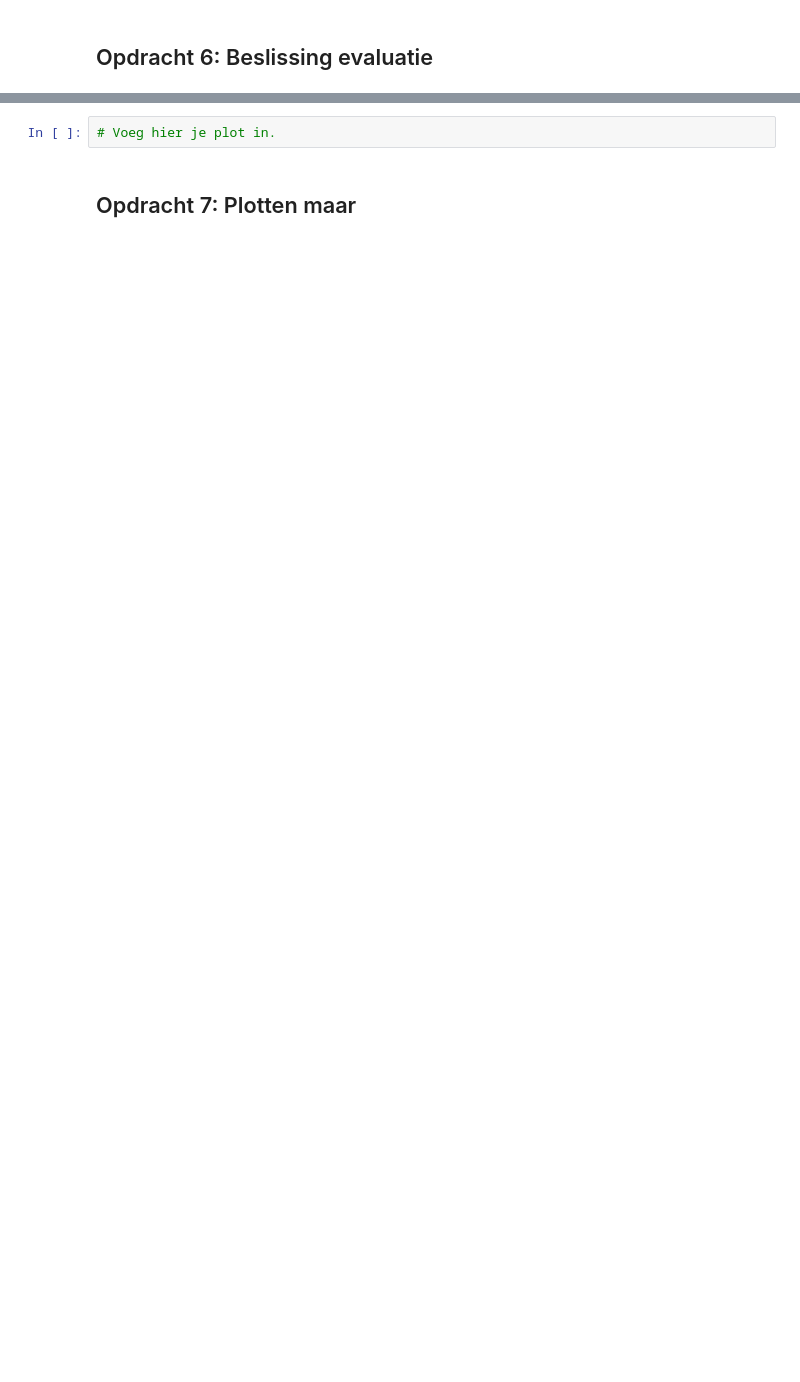
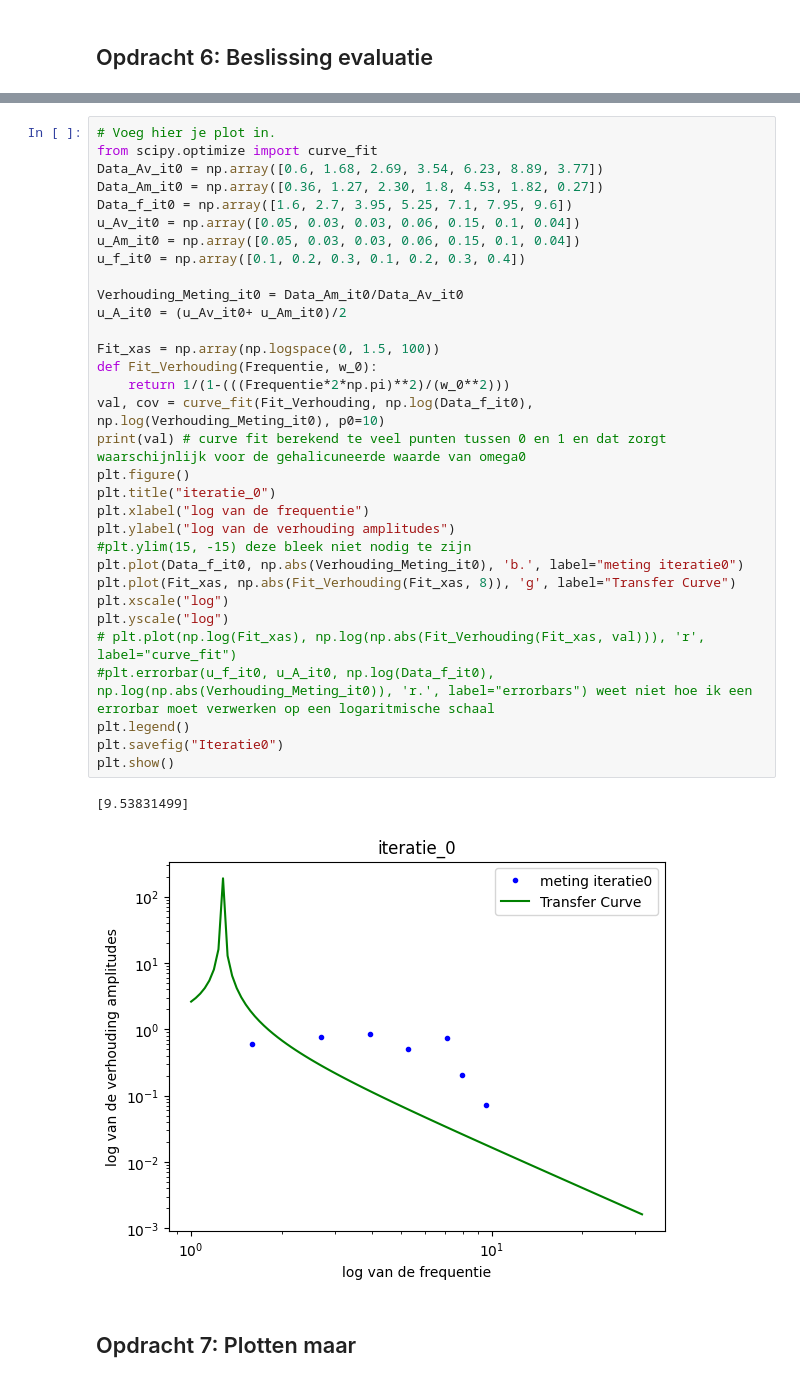
Before and after one commit to oledoekes/opdrachten-DEF-D, a Jupyter notebook: FysiekeOntwerpopdrachten/5MaakEenOpstellingTrillingsvrij/Ontwerpopdracht5MaakEenOpstellingTrillingsvrijInvulTemplate.ipynb, the cells around one changed output, grey strips where cells are left out. Cells and saved outputs as stored; diff of their text form; blank space fills up the shorter version.

```diff
--- a/FysiekeOntwerpopdrachten/5MaakEenOpstellingTrillingsvrij/Ontwerpopdracht5MaakEenOpstellingTrillingsvrijInvulTemplate.ipynb
+++ b/FysiekeOntwerpopdrachten/5MaakEenOpstellingTrillingsvrij/Ontwerpopdracht5MaakEenOpstellingTrillingsvrijInvulTemplate.ipynb
@@ -150,6 +156,39 @@ Deze grafiek heb je later weer nodig om je gemeten punten aan toe te voegen. Ga
 Als je hier negatief geantwoord hebt, kopieer onder deze cel dan alle cellen van Synthese tot en met Evaluation & decision en doorloop dat deel van het ontwerp proces nogmaals.
 # %%
 # Voeg hier je plot in.
+from scipy.optimize import curve_fit
+Data_Av_it0 = np.array([0.6, 1.68, 2.69, 3.54, 6.23, 8.89, 3.77])
+Data_Am_it0 = np.array([0.36, 1.27, 2.30, 1.8, 4.53, 1.82, 0.27])
+Data_f_it0 = np.array([1.6, 2.7, 3.95, 5.25, 7.1, 7.95, 9.6])
+u_Av_it0 = np.array([0.05, 0.03, 0.03, 0.06, 0.15, 0.1, 0.04])
+u_Am_it0 = np.array([0.05, 0.03, 0.03, 0.06, 0.15, 0.1, 0.04])
+u_f_it0 = np.array([0.1, 0.2, 0.3, 0.1, 0.2, 0.3, 0.4])
+
+Verhouding_Meting_it0 = Data_Am_it0/Data_Av_it0
+u_A_it0 = (u_Av_it0+ u_Am_it0)/2
+
+Fit_xas = np.array(np.logspace(0, 1.5, 100))
+def Fit_Verhouding(Frequentie, w_0):
+    return 1/(1-(((Frequentie*2*np.pi)**2)/(w_0**2)))
+val, cov = curve_fit(Fit_Verhouding, np.log(Data_f_it0), np.log(Verhouding_Meting_it0), p0=10)
+print(val) # curve fit berekend te veel punten tussen 0 en 1 en dat zorgt waarschijnlijk voor de gehalicuneerde waarde van omega0
+plt.figure()
+plt.title("iteratie_0")
+plt.xlabel("log van de frequentie")
+plt.ylabel("log van de verhouding amplitudes")
+#plt.ylim(15, -15) deze bleek niet nodig te zijn
+plt.plot(Data_f_it0, np.abs(Verhouding_Meting_it0), 'b.', label="meting iteratie0")
+plt.plot(Fit_xas, np.abs(Fit_Verhouding(Fit_xas, 8)), 'g', label="Transfer Curve")
+plt.xscale("log")
+plt.yscale("log")
+# plt.plot(np.log(Fit_xas), np.log(np.abs(Fit_Verhouding(Fit_xas, val))), 'r', label="curve_fit")
+#plt.errorbar(u_f_it0, u_A_it0, np.log(Data_f_it0), np.log(np.abs(Verhouding_Meting_it0)), 'r.', label="errorbars") weet niet hoe ik een errorbar moet verwerken op een logaritmische schaal
+plt.legend()
+plt.savefig("Iteratie0")
+plt.show()
+# %% [output]
+[9.53831499]
+[figure, added]
 # %% [markdown]
 ## Opdracht 7: Plotten maar
 # %%
```
Also changed, not shown: parts of 15 cells of this notebook, 8 other files.
